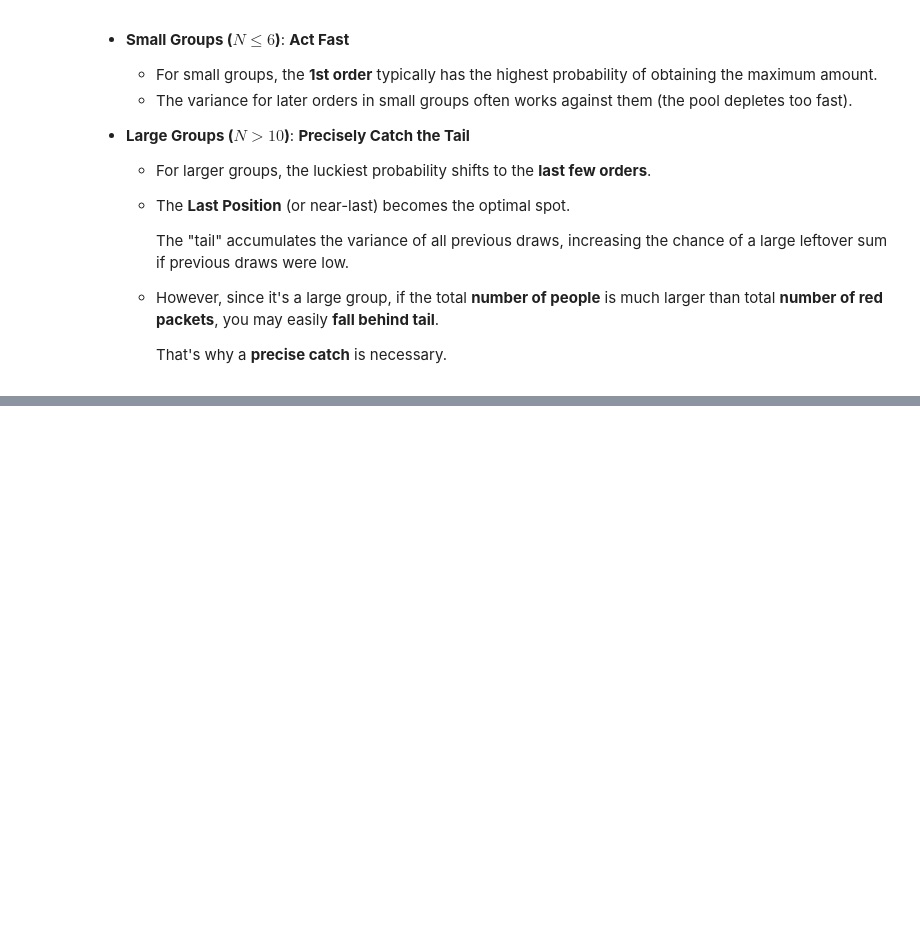
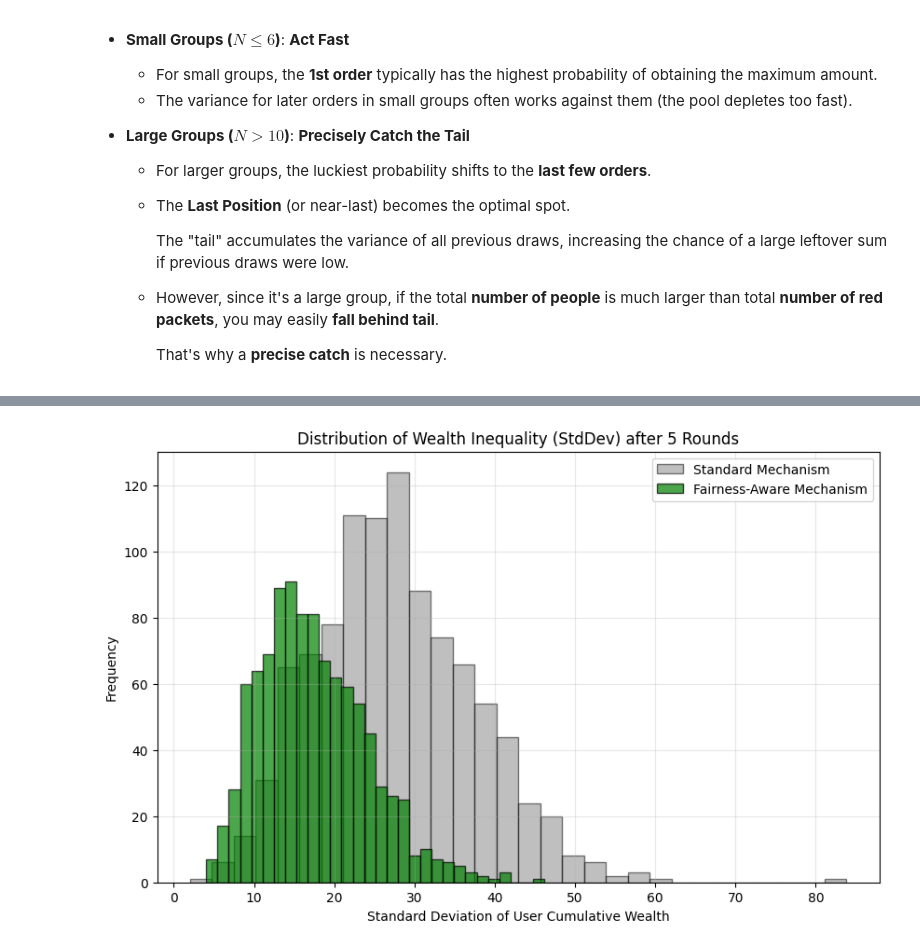
Before and after one commit to TossACoinTAC/SI140A_Project, a Jupyter notebook: Report.ipynb, the cells around one changed output, grey strips where cells are left out. Saved outputs shown, nothing was run; the diff lists cells and outputs as text; code cells hidden in the pictures; blank space fills up the shorter version.

```diff
--- a/Report.ipynb
+++ b/Report.ipynb
@@ -1644,0 +1768,87 @@ However, if your goal is to **win the largest single packet** in a specific sess
+# %%
+class FairnessSimulation:
+    def __init__(self, num_users=5):
+        self.num_users = num_users
+        self.cumulative_received = np.zeros(num_users)
+        self.expected_received = np.zeros(num_users)
+
+    def get_compensation_weights(self):
+        # Calculate luck history: (Actual - Expected)
+        luck = self.cumulative_received - self.expected_received
+
+        # Weight Logic:
+        # If luck is negative (unlucky), we want Expected > default_mu, so weight > 1.
+        # If luck is positive (lucky), we want Expected < default_mu, so weight < 1.
+        # We use tanh to bound the effect.
+
+        S = 20.0 # Sensitivity parameter (Scale of money)
+
+        # tanh(luck/S) goes from -1 to 1.
+        # If luck is -Large, tanh -> -1. We want Weight -> High (e.g. 1.5)
+        # Weight = 1.0 - 0.5 * tanh(...)
+        weights = 1.0 - 0.5 * np.tanh(luck / S)
+
+        return weights
+
+    def play_round(self, total_amount, fairness=False):
+        users = np.arange(self.num_users)
+        np.random.shuffle(users) # Random grab order
+
+        weights = self.get_compensation_weights() if fairness else np.ones(self.num_users)
+
+        remain_amount = total_amount
+        remain_people = self.num_users
+
+        round_payouts = np.zeros(self.num_users)
+
+        for u_idx in users:
+            if remain_people == 1:
+                val = remain_amount
+            else:
+                mu = remain_amount / remain_people
+                target_mu = mu * weights[u_idx]
+
+                # Draw from U(0, 2 * target_mu)
+                # Note: This is a modified Double Mean
+                val = np.random.uniform(0, 2 * target_mu)
+
+                # Bounds
+                val = max(0.01, val)
+                val = min(remain_amount - (remain_people - 1) * 0.01, val)
+
+            round_payouts[u_idx] = val
+            remain_amount -= val
+            remain_people -= 1
+
+        # Update State
+        self.cumulative_received += round_payouts
+        self.expected_received += (total_amount / self.num_users)
+
+        return round_payouts
+
+# --- Visualize Improvement ---
+def run_fairness_experiment(fairness_mode):
+    sim = FairnessSimulation(5)
+    # Play 5 successive rounds
+    for _ in range(5):
+        sim.play_round(100, fairness=fairness_mode)
+    # Metric: Standard Deviation of Final Wealths (Lower is more fair)
+    return np.std(sim.cumulative_received)
+
+std_devs_standard = [run_fairness_experiment(False) for _ in range(1000)]
+std_devs_fair = [run_fairness_experiment(True) for _ in range(1000)]
+
+plt.figure(figsize=(10, 6))
+plt.hist(std_devs_standard, alpha=0.5, label='Standard Mechanism', bins=30, color='gray', edgecolor='black')
+plt.hist(std_devs_fair, alpha=0.7, label='Fairness-Aware Mechanism', bins=30, color='green', edgecolor='black')
+plt.title("Distribution of Wealth Inequality (StdDev) after 5 Rounds")
+plt.xlabel("Standard Deviation of User Cumulative Wealth")
+plt.ylabel("Frequency")
+plt.legend()
+plt.grid(True, alpha=0.3)
+plt.show()
+
+print(f"Average Inequality (Standard): {np.mean(std_devs_standard):.2f}")
+print(f"Average Inequality (Fair): {np.mean(std_devs_fair):.2f} (Lower is better)")
+# %% [output]
+[figure, added]
```
Also changed, not shown: parts of 8 cells of this notebook.
